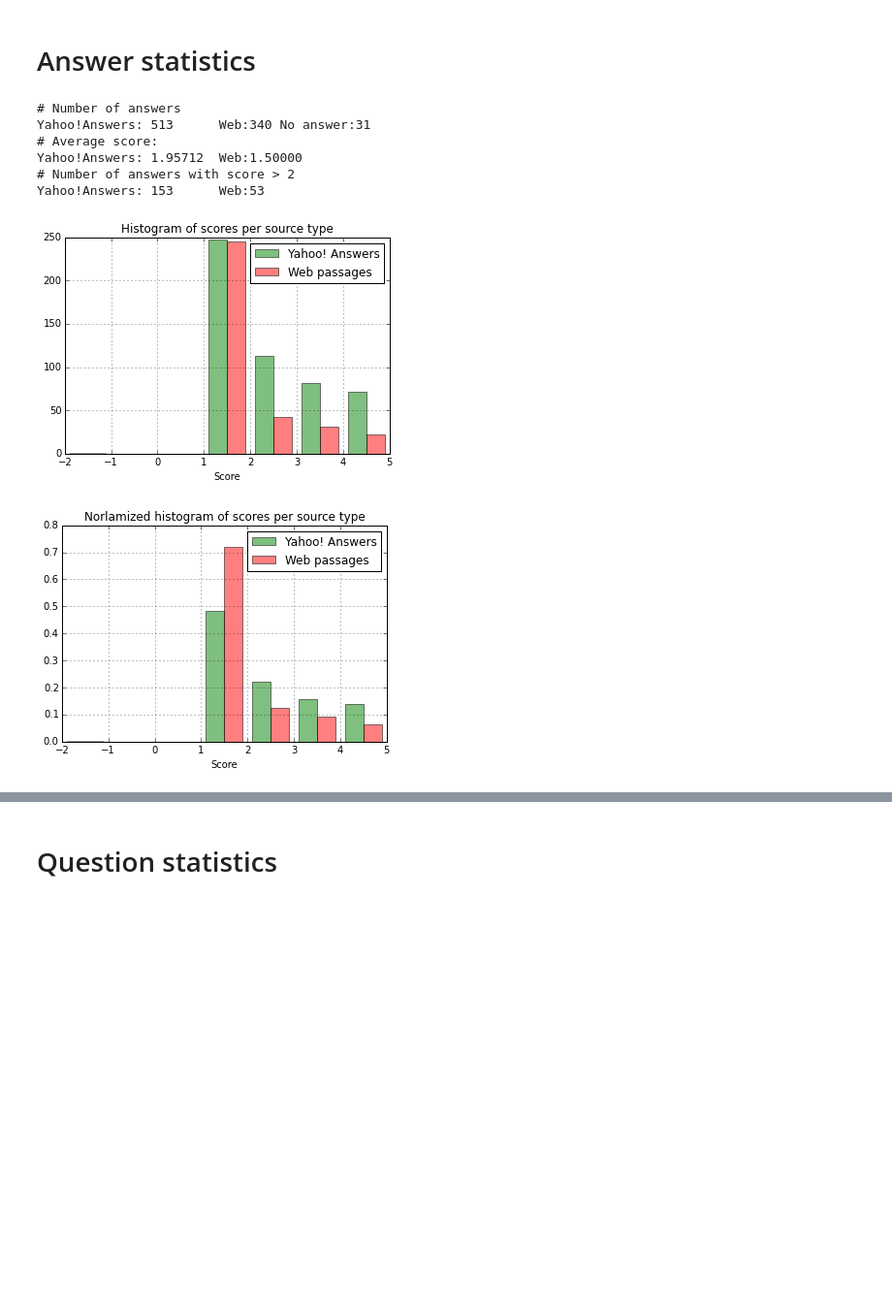
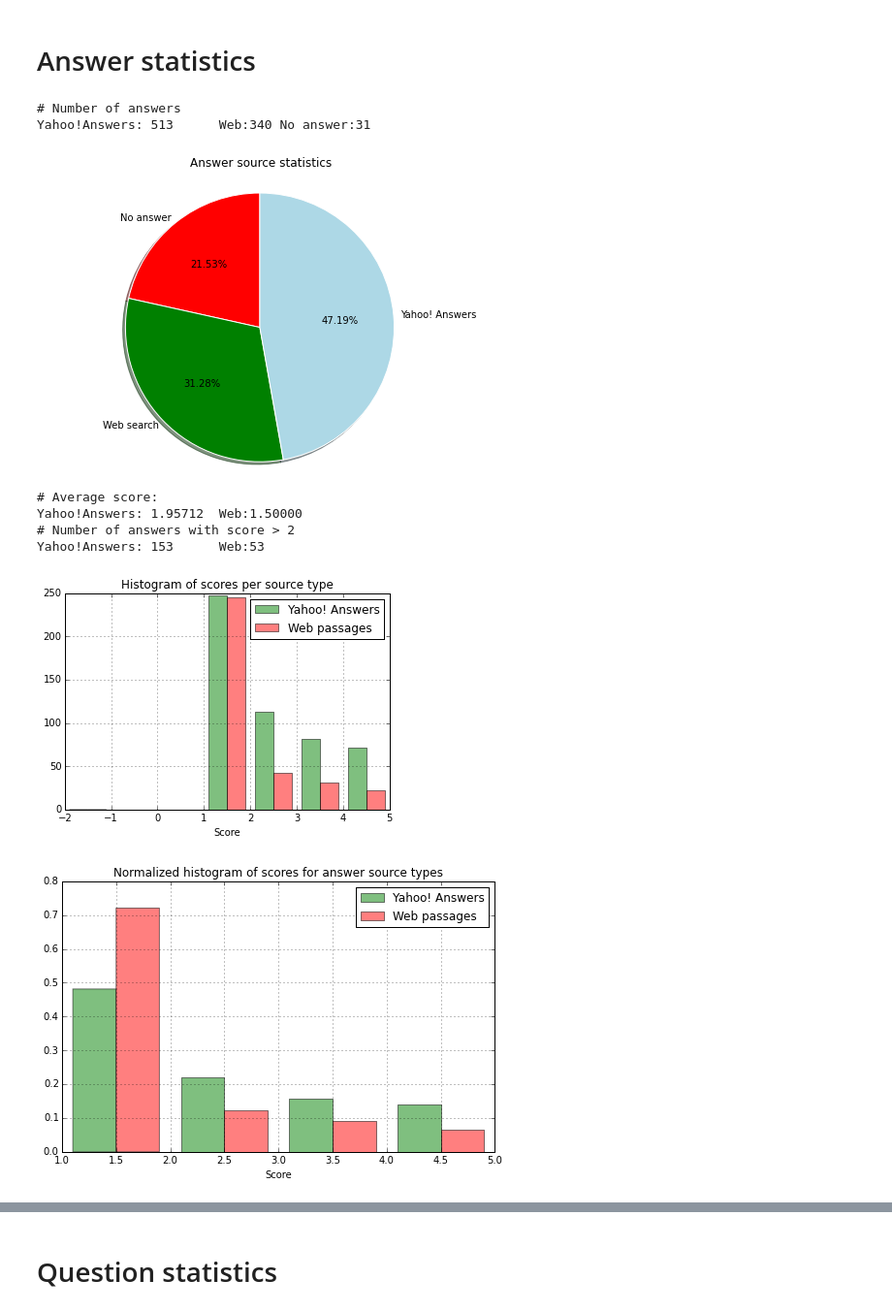
Before and after one commit to DenXX/irlab, a Jupyter notebook: code/dsavenk/liveqa/analysis/LiveQA Analysis.ipynb, the cells around one changed output, grey strips where cells are left out. Shown: that part at 97% size. Saved outputs shown, nothing was run; the diff lists cells and outputs as text; code cells hidden in the pictures; blank space fills up the shorter version.

```diff
--- a/code/dsavenk/liveqa/analysis/LiveQA Analysis.ipynb
+++ b/code/dsavenk/liveqa/analysis/LiveQA Analysis.ipynb
@@ -70,7 +70,8 @@ def plot_pie_chart(sizes, labels, title="", remove_small=False, small_percent=0.
 
     #cmap = plt.cm.prism
     #colors = cmap(np.linspace(0., 1., len(labels)))
-    colors = ['r', 'g', 'b', 'm', 'c', 'y', 'w', 'lightgreen', 'crimson']
+    colors = ['r', 'g', 'lightblue', 'm', 'c', 'y', 'w', 'lightgreen', 'crimson', 'b']
+    plt.figure(figsize=(9, 7))
     pie_wedge_collection = plt.pie(sizes, colors=colors, labels=labels, autopct='%1.2f%%', shadow=True, startangle=angle, labeldistance=1.05)
     for pie_wedge in pie_wedge_collection[0]:
         pie_wedge.set_edgecolor('white')
@@ -96,34 +97,38 @@ scores = get_ya_web_scores(judged_results, answers)
 # Answer statistics
 # %%
 print("# Number of answers\nYahoo!Answers: %d\tWeb:%d\tNo answer:%d" % (len(scores["ya"]), len(scores["web"]), len(scores["idon'tknow"])))
+
+plot_pie_chart([len(scores["ya"]), len(scores["web"]), 1087 - len(scores["ya"]) - len(scores["web"])], ["Yahoo! Answers", "Web search", "No answer"], angle=90, title="Answer source statistics")
+
 print("# Average score:\nYahoo!Answers: %.5f\tWeb:%.5f" % (1.0 * sum(scores["ya"]) / len(scores["ya"]), 1.0 * sum(scores["web"]) / len(scores["web"])))
 print("# Number of answers with score > 2\nYahoo!Answers: %d\tWeb:%d" % (len([score for score in scores["ya"] if score > 2]), len([score for score in scores["web"] if score > 2])))
 
 # the histogram of the data
 %matplotlib inline
 plt.hist((scores["ya"], scores["web"]), bins=range(-2, 6), color=('green', 'red'), alpha=0.5, label=("Yahoo! Answers", "Web passages"))
 plt.xlabel('Score')
 plt.title('Histogram of scores per source type')
 plt.legend()
 plt.grid(True)
 
-plt.figure()
-plt.hist((scores["ya"], scores["web"]), normed=True, bins=range(-2, 6), color=('green', 'red'), alpha=0.5, label=("Yahoo! Answers", "Web passages"))
+plt.figure(figsize=(8, 5))
+plt.hist((scores["ya"], scores["web"]), normed=True, bins=range(1, 6), color=('green', 'red'), alpha=0.5, label=("Yahoo! Answers", "Web passages"))
 plt.xlabel('Score')
-plt.title('Norlamized histogram of scores per source type')
+plt.title('Normalized histogram of scores for answer source types')
 plt.legend()
 plt.grid(True)
 
 plt.show()
 # %% [output]
 # Number of answers
 Yahoo!Answers: 513      Web:340 No answer:31
-# Average score:
-Yahoo!Answers: 1.95712  Web:1.50000
-# Number of answers with score > 2
-Yahoo!Answers: 153      Web:53
-[figure, old version]
+[figure, new version]
+# Average score:
+Yahoo!Answers: 1.95712  Web:1.50000
+# Number of answers with score > 2
+Yahoo!Answers: 153      Web:53
-[figure, old version]
+[figure, new version]
+[figure, added]
 # %%
 import operator
 answers_by_domain = dict()
```
Also changed, not shown: parts of 7 cells of this notebook, 20 other files.
